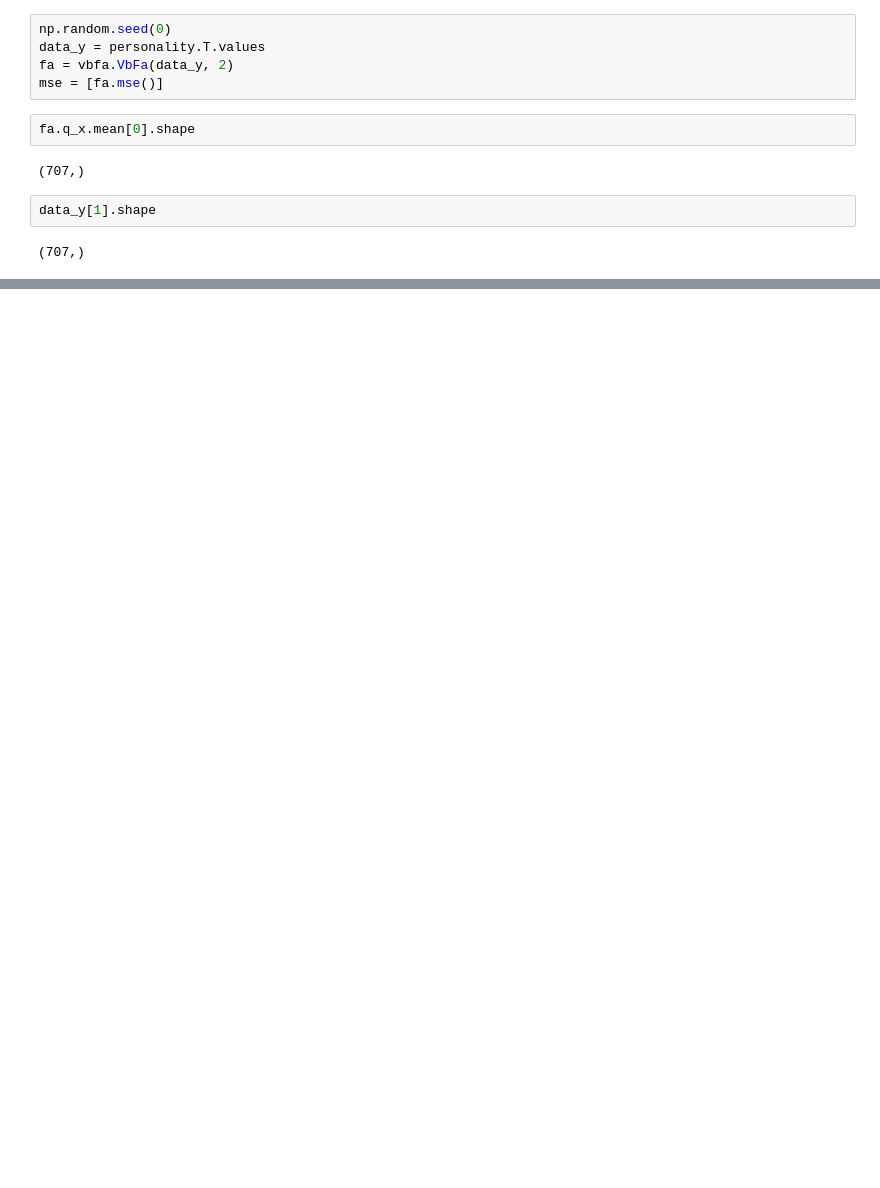
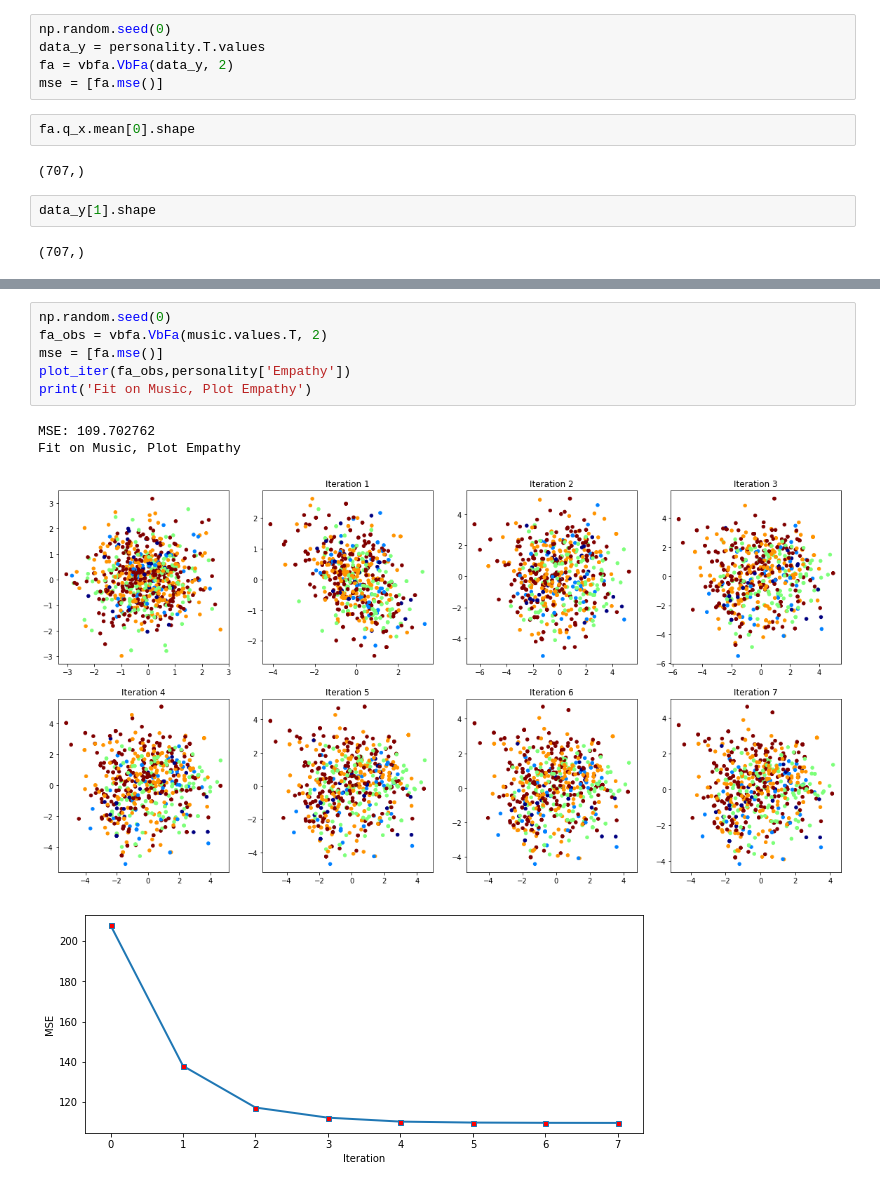
Before and after one commit to raulds77/inference_project, a Jupyter notebook: VPCA.ipynb, the cells around one changed output, grey strips where cells are left out. Cells and saved outputs as stored; diff of their text form; blank space fills up the shorter version.

```diff
--- a/VPCA.ipynb
+++ b/VPCA.ipynb
@@ -128,0 +194,11 @@ MSE: 207.823319
+# %%
+np.random.seed(0)
+fa_obs = vbfa.VbFa(music.values.T, 2)
+mse = [fa.mse()]
+plot_iter(fa_obs,personality['Empathy'])
+print('Fit on Music, Plot Empathy')
+# %% [output]
+MSE: 109.702762
+Fit on Music, Plot Empathy
+[figure, added]
+[figure, added]
```
Also changed, not shown: parts of 12 cells of this notebook.
